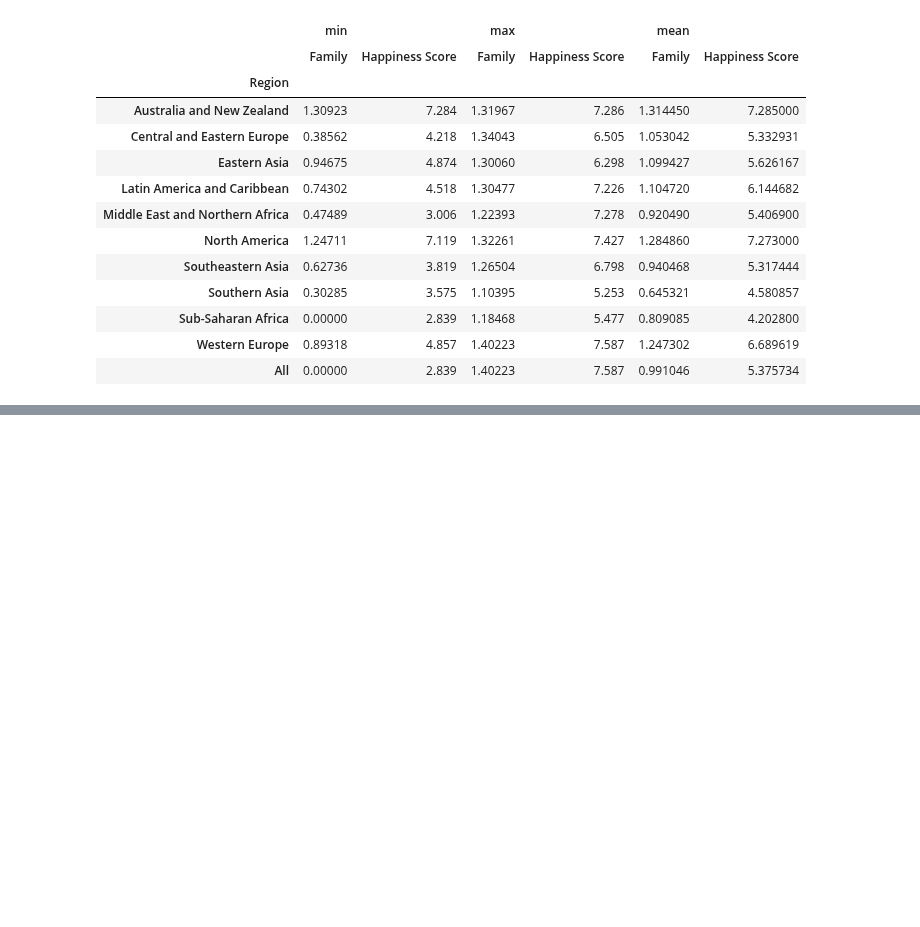
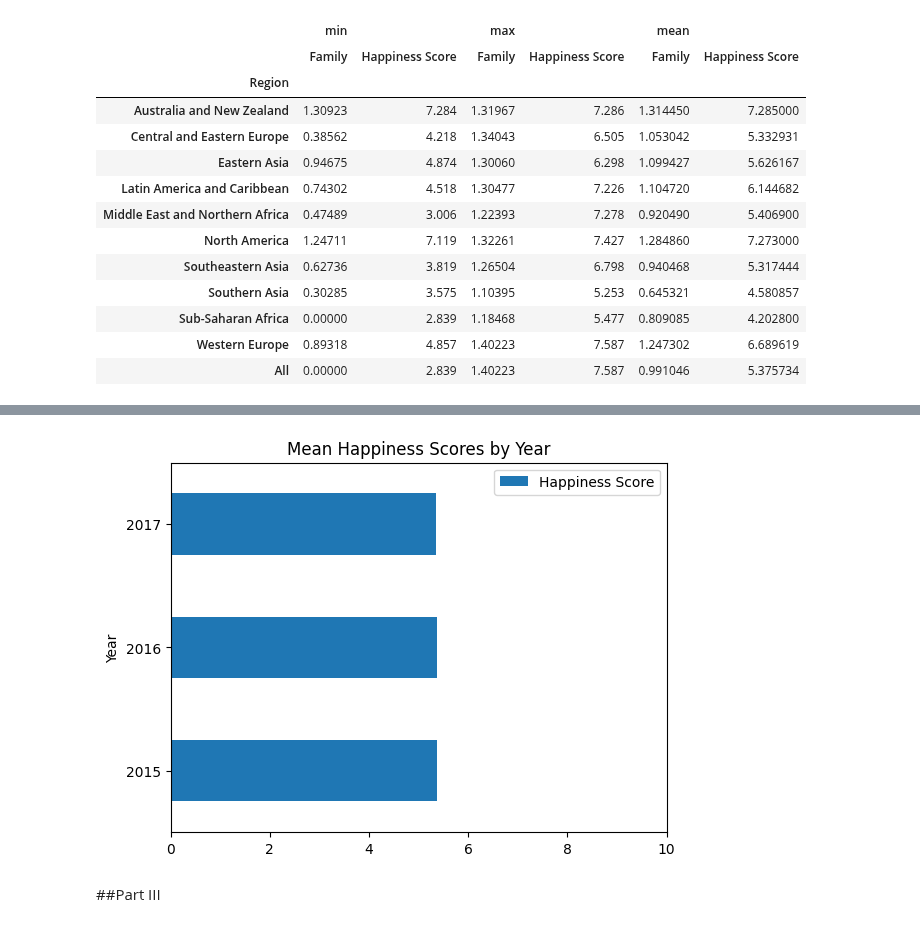
Before and after one commit to Krzesimir13/DataQuest, a Jupyter notebook: world_happiness.ipynb, the cells around one changed output, grey strips where cells are left out. Drawn from its saved outputs; the diff is of its cells as text; code cells hidden in the pictures; blank space fills up the shorter version.

```diff
--- a/world_happiness.ipynb
+++ b/world_happiness.ipynb
@@ -37,3 +33,12 @@ happiness_2015 = data_2015.copy()
+# %%
+data_2015 = pd.read_csv(path / '2015.csv')
+happiness2015 = data_2015.copy()
+
+data_2016 = pd.read_csv(path / '2016.csv')
+happiness2016 = data_2016.copy()
+
+data_2017 = pd.read_csv(path / '2017.csv')
+happiness2017 = data_2017.copy()
 # %% [markdown]
 ## Dataset preview
 # %%
@@ -251,0 +259,8 @@ pv_happy_family_stats
+# %%
+happiness2015['Year'] = 2015
+happiness2016['Year'] = 2016
+happiness2017['Year'] = 2017
+# %%
+happiness2017.rename(columns={'Happiness.Score': 'Happiness Score'}, inplace=True)
+# %%
+combined = pd.concat([happiness2015, happiness2016, happiness2017])
@@ -251,0 +277,9 @@ pv_happy_family_stats
+# %%
+pivot_table_combined = combined.pivot_table('Happiness Score', 'Year', aggfunc=np.mean)
+pivot_table_combined.plot(kind='barh', title='Mean Happiness Scores by Year',
+                          xlim=(0, 10))
+plt.show()
+# %% [output]
+[figure, added]
+# %% [markdown]
+##Part III
```
Also changed, not shown: parts of 7 cells of this notebook.
